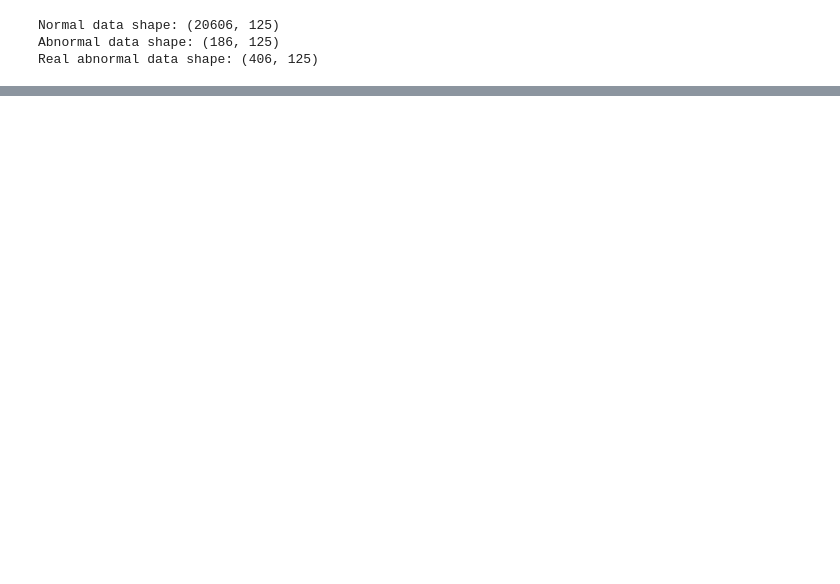
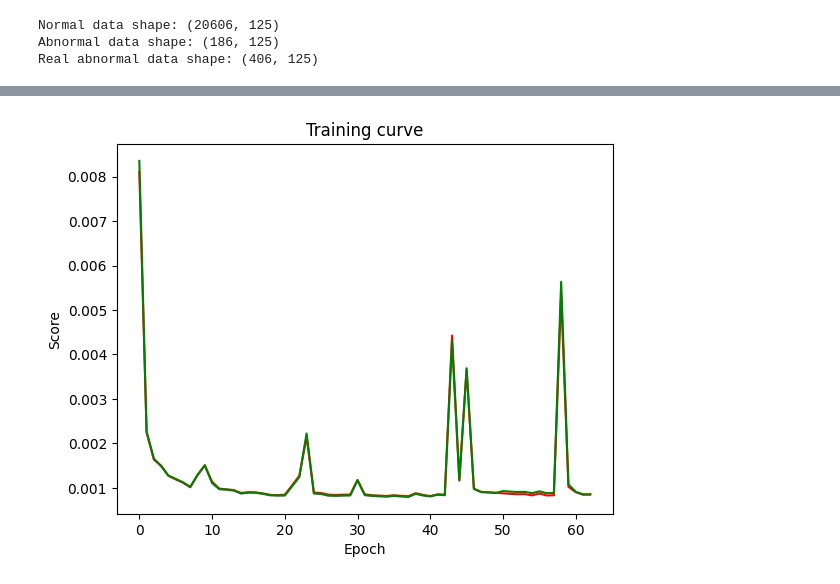
Before and after one commit to DragosStoican/Abnormal-Trajectory-Detection, a Jupyter notebook: DAE_method.ipynb, the cells around one changed output, grey strips where cells are left out. Saved outputs shown, nothing was run; the diff lists cells and outputs as text; code cells hidden in the pictures; blank space fills up the shorter version.

```diff
--- a/DAE_method.ipynb
+++ b/DAE_method.ipynb
@@ -195,0 +276,12 @@ with torch.no_grad():
+# %%
+model = model.cpu()
+model.eval()
+with torch.no_grad():
+    plt.title("Training curve")
+    plt.plot(range(len(history['train_score'])),history['train_score'],'r')
+    plt.plot(range(len(history['val_score'])),history['val_score'],'g')
+    plt.xlabel("Epoch")
+    plt.ylabel("Score")
+    plt.show()
+# %% [output]
+[figure, added]
```
Also changed, not shown: parts of 13 cells of this notebook.
